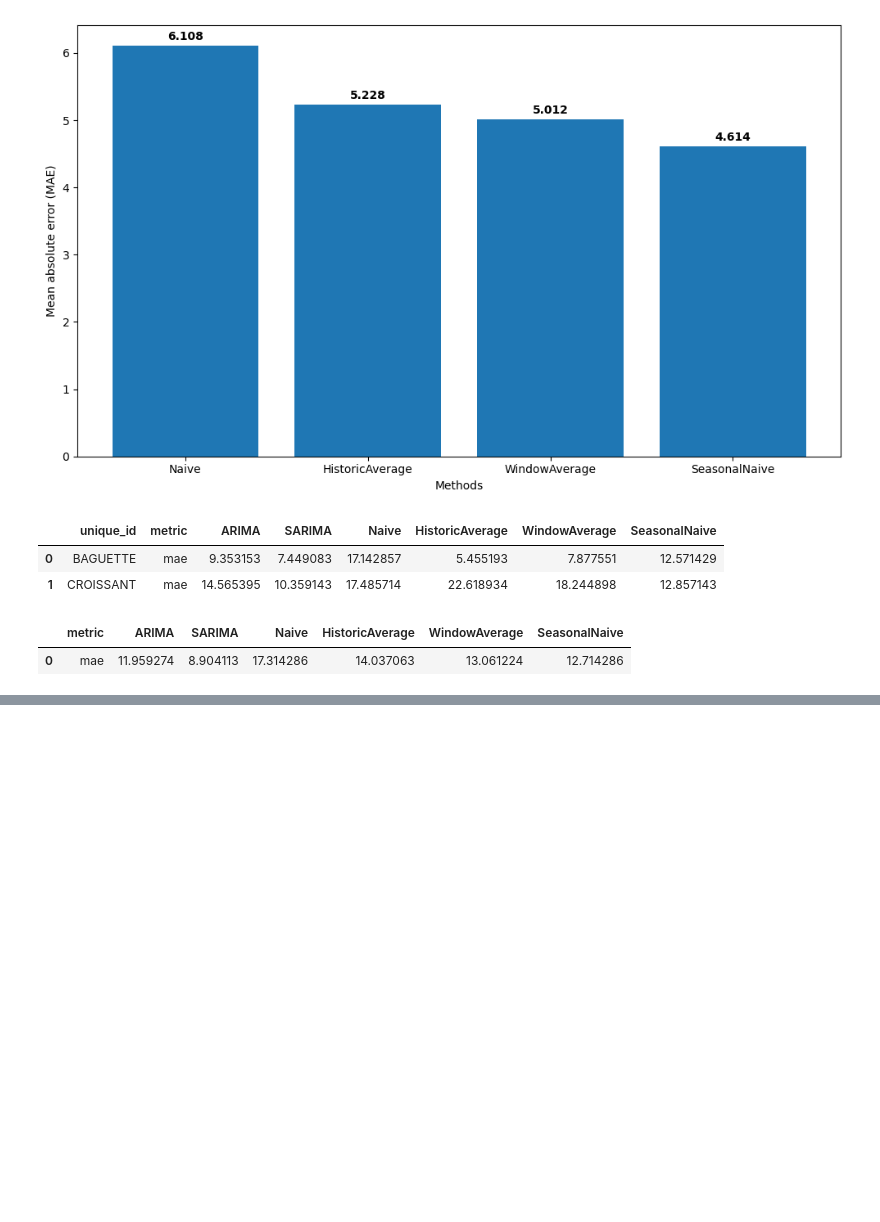
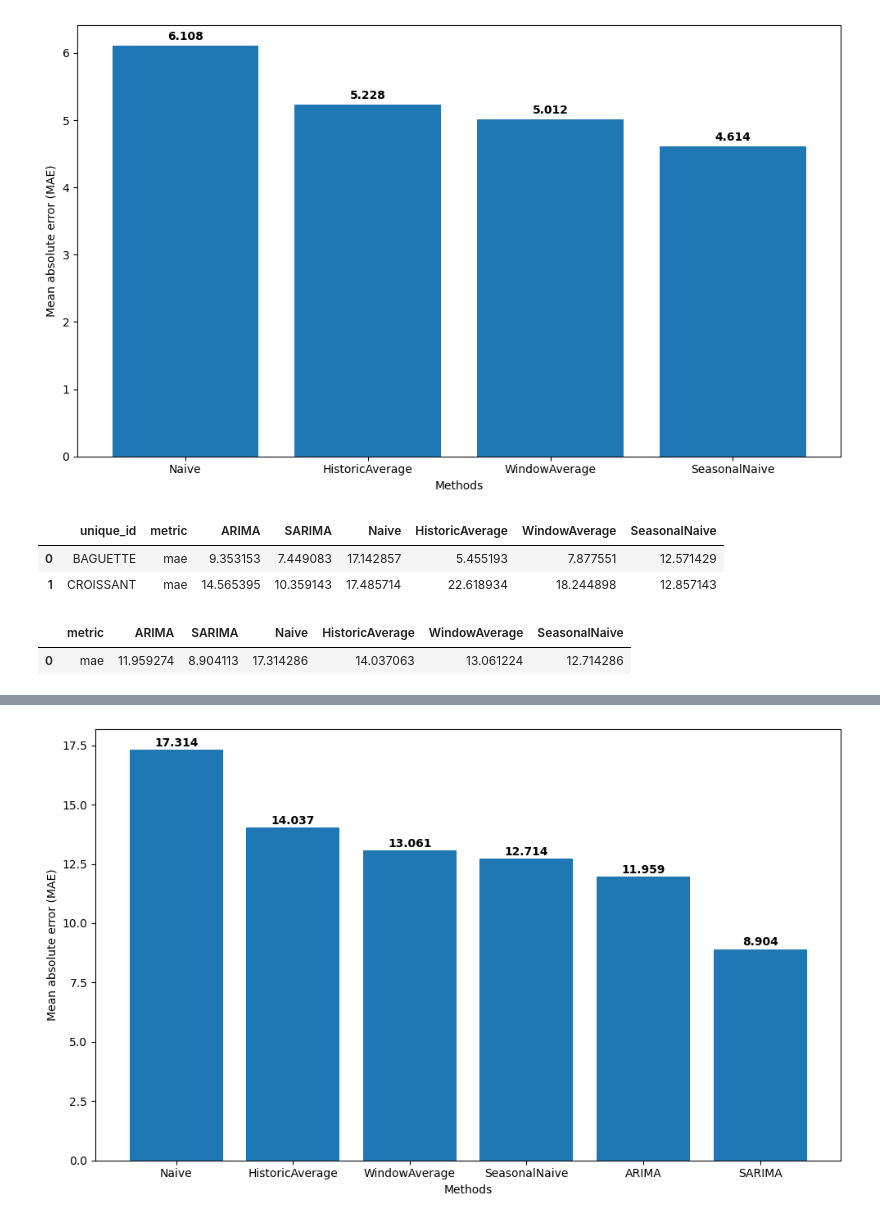
Before and after one commit to BMMUGOMBA/Time_Series, a Jupyter notebook: intro-freecodecamp.ipynb, the cells around one changed output, grey strips where cells are left out. Drawn from its saved outputs; the diff is of its cells as text; code cells hidden in the pictures; blank space fills up the shorter version.

```diff
--- a/intro-freecodecamp.ipynb
+++ b/intro-freecodecamp.ipynb
@@ -192,0 +202,21 @@ arima_eval
+# %%
+methods = arima_eval.columns[1:].tolist()
+values = arima_eval.iloc[0, 1:].tolist()
+
+sorted_data = sorted(zip(methods, values), key=lambda x: x[1], reverse=True)
+methods_sorted, values_sorted = zip(*sorted_data)
+
+plt.figure(figsize=(10, 6))
+bars = plt.bar(methods_sorted, values_sorted)
+
+for bar, value in zip(bars, values_sorted):
+    plt.text(bar.get_x() + bar.get_width()/2, bar.get_height() + 0.05,
+             f'{value:.3f}', ha='center', va='bottom', fontweight='bold')
+
+plt.xlabel('Methods')
+plt.ylabel('Mean absolute error (MAE)')
+plt.tight_layout()
+
+plt.show()
+# %% [output]
+[figure, added]
```
Also changed, not shown: parts of 7 cells of this notebook.
